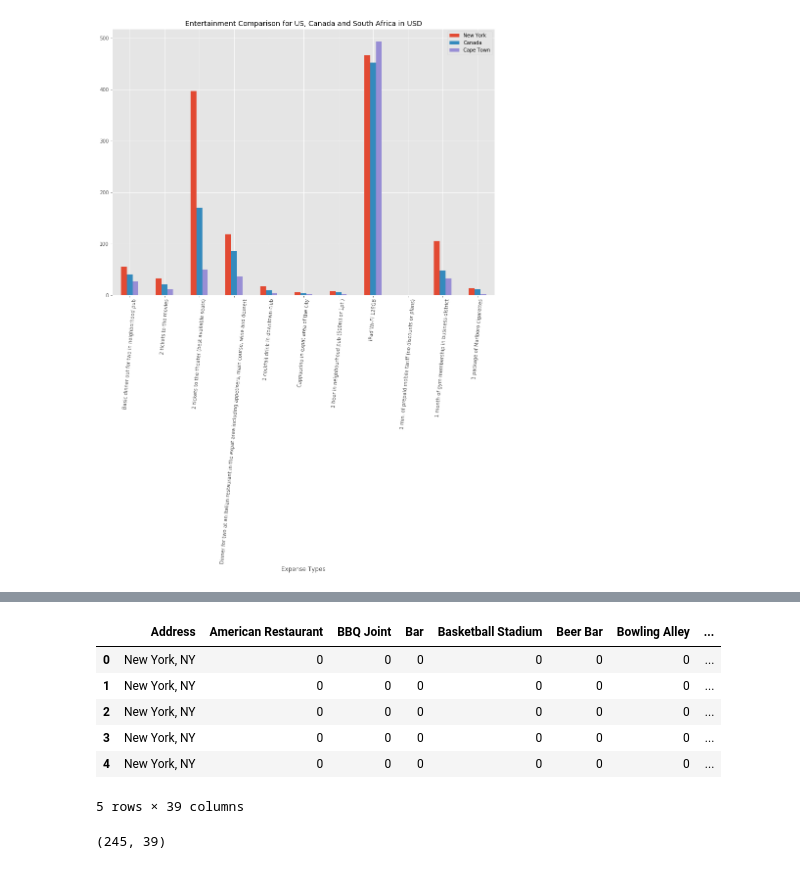
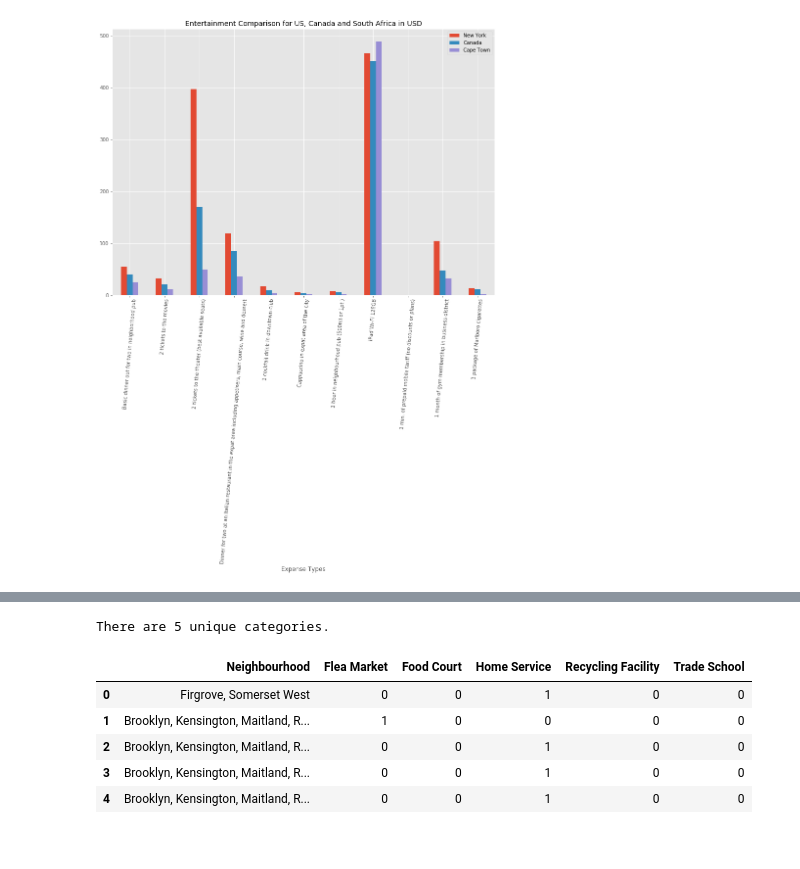
Before and after one commit to pieterdt1979/coursera_capstone, a Jupyter notebook: Capstone-Week4-5/Week4-Submission.ipynb, the cells around one changed output, grey strips where cells are left out. Saved outputs shown, nothing was run; the diff lists cells and outputs as text; code cells hidden in the pictures.

Commit message:
Worked on data for week 4

```diff
--- a/Capstone-Week4-5/Week4-Submission.ipynb
+++ b/Capstone-Week4-5/Week4-Submission.ipynb
@@ -209,7 +208,9 @@ def getNearbyVenues(names, latitudes, longitudes, radius=5000, categoryids=[]):
         # return only relevant information for each nearby venue
         try:
             venues_list.append([(
-                name.split(',')[0],
+                name,
+                lat,
+                lng,
                 v['venue']['name'],
                 v['venue']['location']['lat'],
                 v['venue']['location']['lng'],
@@ -218,13 +219,13 @@ def getNearbyVenues(names, latitudes, longitudes, radius=5000, categoryids=[]):
             pass
     try:
         nearby_venues = pd.DataFrame([item for venue_list in venues_list for item in venue_list])
-        nearby_venues.columns = ['Settlement',
+        nearby_venues.columns = ['Neighbourhood', 'Latitude', 'Longitude',
               'Venue',
               'Venue Latitude',
               'Venue Longitude',
               'Venue Category']
     except:
-        nearby_venues = pd.DataFrame(columns=['Settlement',
+        nearby_venues = pd.DataFrame(columns=['Neighbourhood', 'Latitude', 'Longitude'
                   'Venue',
                   'Venue Latitude',
                   'Venue Longitude',
@@ -312,0 +251,11 @@ From the above we see that there is overall 120 Nightclubs in the 3 Cities and t
+# %%
+#So let us start exploring the different Neighbourhoods in Cape Town
+# The below data has already been formatted in a different notebook called 'Cape_Town_Data' also available on gitub
+cpt_neighbourhoods = pd.read_csv('cape_town_data.csv')
+# We will only be using 'Borough', 'Neighbourhood', 'Latitude', 'Longitude' from the loaded data so other columns can be dropped
+cpt_neighbourhoods.drop(cpt_neighbourhoods.columns[[0,1,6,7,8,9,10,11,12,13,14,15,16]], axis=1, inplace=True)
+print('Cape Town has {} boroughs and {} neighbourhoods.'.format(
+        len(cpt_neighbourhoods['Borough'].unique()),
+        cpt_neighbourhoods.shape[0]
+    )
+)
@@ -312,0 +264,9 @@ From the above we see that there is overall 120 Nightclubs in the 3 Cities and t
+# %%
+# Categories = Trade Schools, Home services, Flea Markets and recyling
+categories = ['4bf58dd8d48988d1ad941735', '545419b1498ea6ccd0202f58', '4bf58dd8d48988d1f7941735', '4f4531084b9074f6e4fb0101']
+cpt_venues = getNearbyVenues(list(cpt_neighbourhoods['Neighbourhood']),
+                             list(cpt_neighbourhoods['Latitude']),
+                             list(cpt_neighbourhoods['Longitude']),
+                                  radius=1500,
+                                  categoryids=categories)
+cpt_venues.head()
@@ -313,25 +297,23 @@ From the above we see that there is overall 120 Nightclubs in the 3 Cities and t
+# %%
+print('There are {} unique categories.'.format(len(cpt_venues['Venue Category'].unique())))
+# %% [output]
+There are 5 unique categories.
 # %%
-# Analyzing each city
 # one hot encoding
-venues_onehot = pd.get_dummies(nearby_venues[['Venue Category']], prefix="", prefix_sep="")
-# add Address column back to dataframe
-venues_onehot['Address'] = nearby_venues['Address']
+cpt_onehot = pd.get_dummies(cpt_venues[['Venue Category']], prefix="", prefix_sep="")
+
+# add neighborhood column back to dataframe
+cpt_onehot['Neighbourhood'] = cpt_venues['Neighbourhood']
 
 # move neighborhood column to the first column
-fixed_columns = [venues_onehot.columns[-1]] + list(venues_onehot.columns[:-1])
-venues_onehot = venues_onehot[fixed_columns]
+fixed_columns = [cpt_onehot.columns[-1]] + list(cpt_onehot.columns[:-1])
+cpt_onehot = cpt_onehot[fixed_columns]
 
-venues_onehot.head()
+cpt_onehot.head()
 # %% [output]
-|  | Address | American Restaurant | BBQ Joint | Bar | Basketball Stadium | Beer Bar | Bowling Alley | ... |
-| 0 | New York, NY | 0 | 0 | 0 | 0 | 0 | 0 | ... |
-| 1 | New York, NY | 0 | 0 | 0 | 0 | 0 | 0 | ... |
-| 2 | New York, NY | 0 | 0 | 0 | 0 | 0 | 0 | ... |
-| 3 | New York, NY | 0 | 0 | 0 | 0 | 0 | 0 | ... |
-| 4 | New York, NY | 0 | 0 | 0 | 0 | 0 | 0 | ... |
+|  | Neighbourhood | Flea Market | Food Court | Home Service | Recycling Facility | Trade School |
+| 0 | Firgrove, Somerset West | 0 | 0 | 1 | 0 | 0 |
+| 1 | Brooklyn, Kensington, Maitland, R... | 1 | 0 | 0 | 0 | 0 |
+| 2 | Brooklyn, Kensington, Maitland, R... | 0 | 0 | 1 | 0 | 0 |
+| 3 | Brooklyn, Kensington, Maitland, R... | 0 | 0 | 1 | 0 | 0 |
+| 4 | Brooklyn, Kensington, Maitland, R... | 0 | 0 | 1 | 0 | 0 |
-5 rows × 39 columns
-# %%
-# Examine the new dataframe
-venues_onehot.shape
-# %% [output]
-(245, 39)
```
Also changed, not shown: parts of 38 cells of this notebook, 12 other files.
